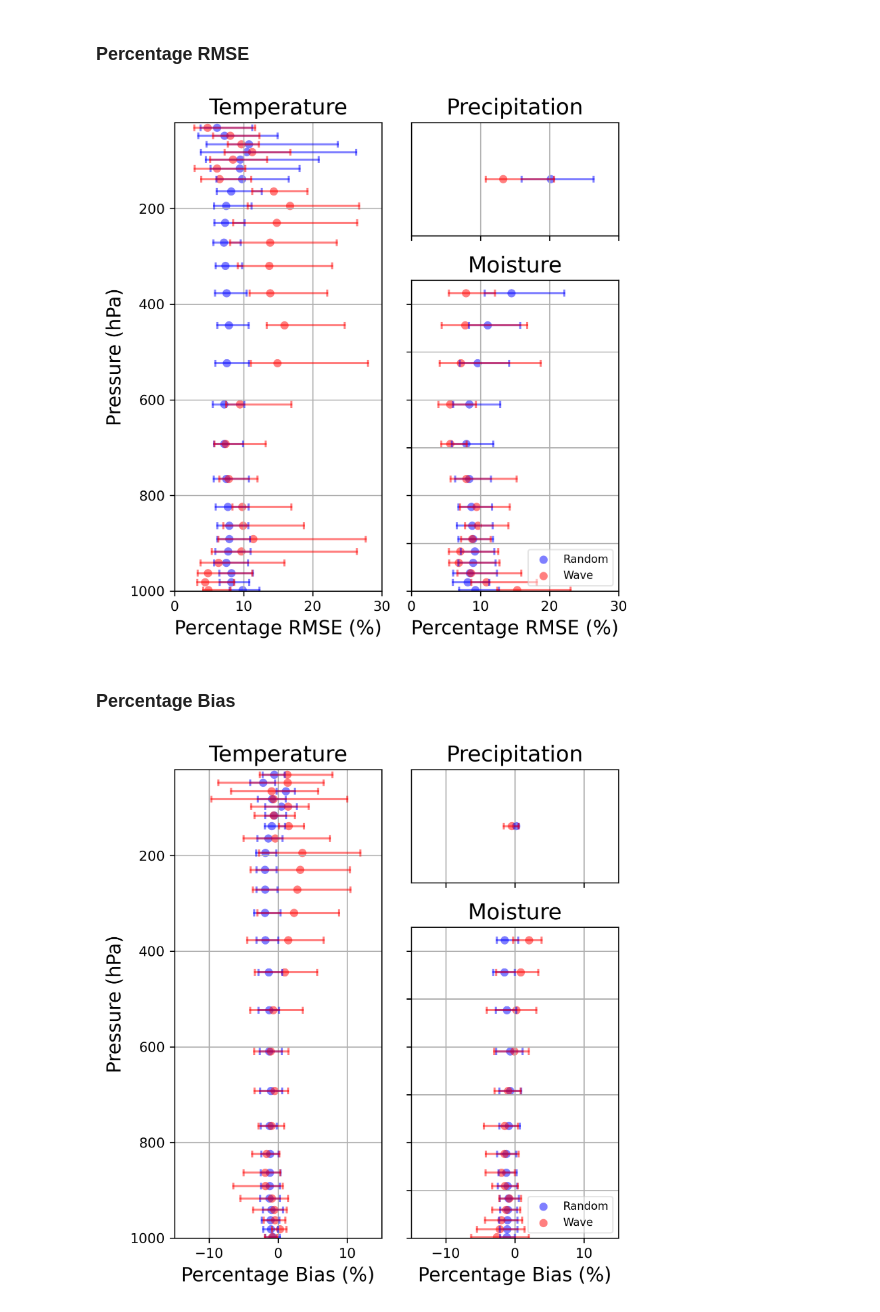
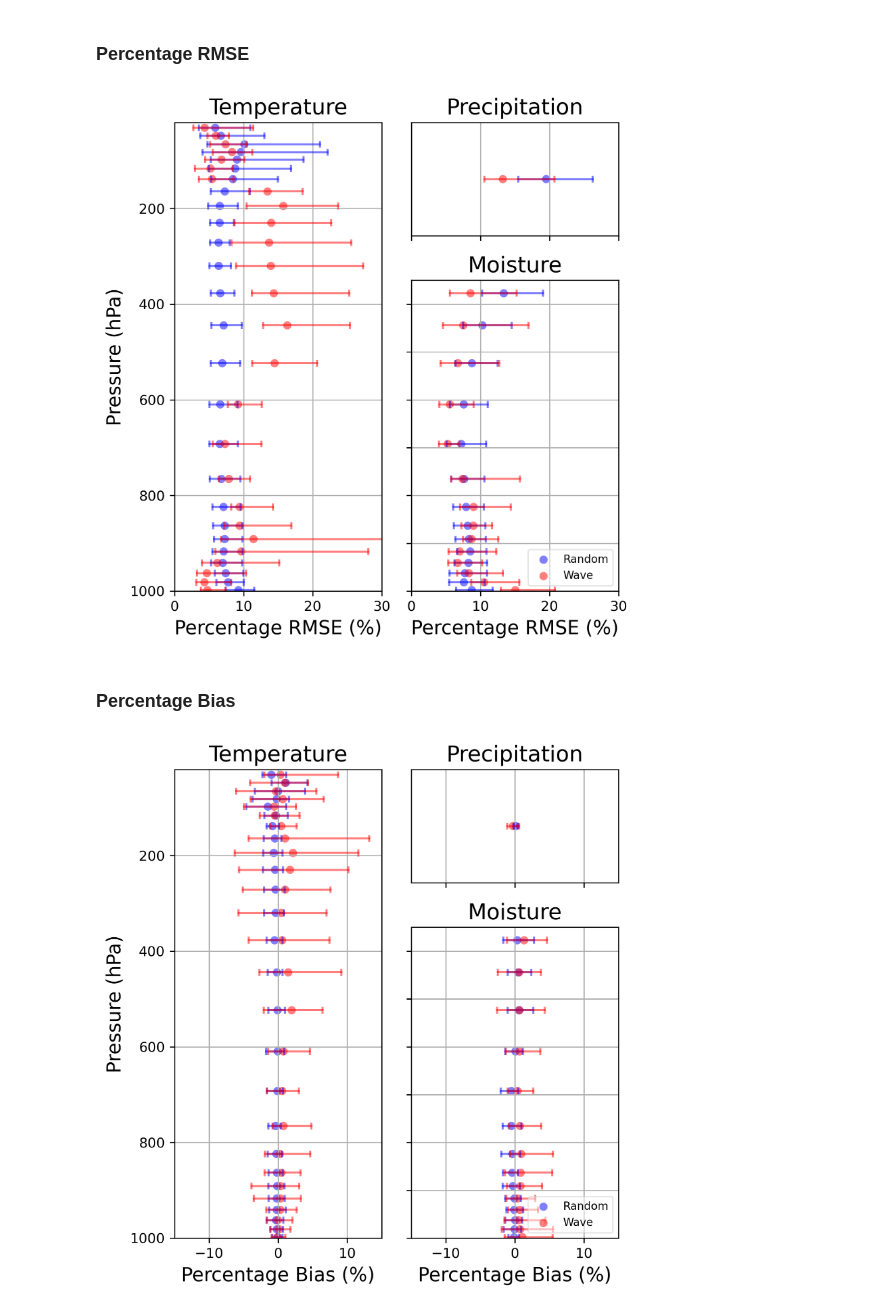
Before and after one commit to Qiyu-Song/RNNpaper, a Jupyter notebook: RNN_train_test/check_results_addp.ipynb, the cells around one changed output. Saved outputs shown, nothing was run; the diff lists cells and outputs as text; code cells hidden in the pictures.

```diff
--- a/RNN_train_test/check_results_addp.ipynb
+++ b/RNN_train_test/check_results_addp.ipynb
@@ -120,7 +120,7 @@ class UltimateRNN(pl.LightningModule):
 # %%
 hidden_size = 64
 loadmodel = None
-loadmodel = '/n/netscratch/kuang_lab/Lab/qiyusong/SAM_RNN/logs/paper_final_rand_4_to_50_seqlen_192_skip_48_noisywave1.0_6to20_damp2_seqlen_192_skip_24_all_param_2e-06_256/version_0/checkpoints/epoch=4879-val_loss=0.101.ckpt'
+loadmodel = 'epoch=4579-val_loss=0.095.ckpt'
 torch.set_default_dtype(torch.float64)
 torch.manual_seed(42)
 torch.set_float32_matmul_precision('high')
@@ -132,7 +132,7 @@ h0_inds = []
 count = 0
 for msinefx in [4, 6, 8, 10, 15, 20, 30, 40, 50]:
     for iexp in [0, 1]:
-        testdata = np.load(f'/n/kuangdss01/users/qiyusong/SAM_RNN/data/msinefx{msinefx}_{iexp}_256_addp.npz')
+        testdata = np.load(f'../data/msinefx{msinefx}_{iexp}_256_addp.npz')
         SAMdata.append(testdata)
         h0_inds.append(count * 1597)
         count += 1
@@ -254,12 +258,12 @@ count = 0
 
 for wn in range(6, 21):
     for damp in [2]:
-        testdata = np.load(f'/n/kuangdss01/users/qiyusong/SAM_RNN/data/wn{wn}_damp{damp}day_noadvectbg_noiselevel_1.0_1_addp.npz')
+        testdata = np.load(f'../data/wn{wn}_damp{damp}day_noadvectbg_noiselevel_1.0_1_addp.npz')
         SAMdata.append(testdata)
         h0_inds.append(18*1597 + count * 474)
         count += 1
 
-        testdata = np.load(f'/n/kuangdss01/users/qiyusong/SAM_RNN/data/wn{wn}_damp{damp}day_noadvectbg_noiselevel_1.0_2_addp.npz')
+        testdata = np.load(f'../data/wn{wn}_damp{damp}day_noadvectbg_noiselevel_1.0_2_addp.npz')
         SAMdata.append(testdata)
         h0_inds.append(18*1597 + count * 474)
         count += 1
@@ -381,10 +385,8 @@ tensor([0.0748, 0.0754, 0.0699, 0.0682, 0.0699, 0.0676, 0.0653, 0.0652, 0.0658,
 # %% [markdown]
 ### Percentage RMSE
 # %%
-nc_file = '/n/kuangdss01/users/qiyusong/SAM_output/OUT_STAT/RCE_randmultsine_spinup_256_0_3.nc'
+nc_file = '../data/RCE_randmultsine_spinup_256_0_3.nc'
 data = nc.Dataset(nc_file)
-t_wavebg = data.variables['TABS'][:, :].mean(axis=0)
-q_wavebg = data.variables['QV'][:, :].mean(axis=0)
 p = data.variables['p'][:]
 pres = p.squeeze()
 fig = plt.figure(figsize=(6, 6), dpi=300)
@@ -441,14 +443,12 @@ ax1.set_xlabel('Percentage RMSE (%)', fontsize=14)
 ax2.set_xlabel('Percentage RMSE (%)', fontsize=14)
 plt.show()
 # %% [output]
-[figure, old version]
+[figure, new version]
 # %% [markdown]
 ### Percentage Bias
 # %%
-nc_file = '/n/kuangdss01/users/qiyusong/SAM_output/OUT_STAT/RCE_randmultsine_spinup_256_0_3.nc'
+nc_file = '../data/RCE_randmultsine_spinup_256_0_3.nc'
 data = nc.Dataset(nc_file)
-t_wavebg = data.variables['TABS'][:, :].mean(axis=0)
-q_wavebg = data.variables['QV'][:, :].mean(axis=0)
 p = data.variables['p'][:]
 pres = p.squeeze()
 fig = plt.figure(figsize=(6, 6), dpi=300)
@@ -479,31 +479,31 @@ ax3.plot([torch.max(100*bias_rand[:, 40]), torch.max(100*bias_rand[:, 40])], [13
 ax3.scatter(torch.mean(100*bias_rand[:, 40]), 141.6, color='b', alpha=0.5, edgecolor='none')
 ax3.plot([torch.min(100*bias_wave[:, 40]), torch.max(100*bias_wave[:, 40])], [141.6, 141.6], color='r', alpha=0.5)
 ax3.plot([torch.min(100*bias_wave[:, 40]), torch.min(100*bias_wave[:, 40])], [136.6, 146.6], color='r', alpha=0.5)
 ax3.plot([torch.max(100*bias_wave[:, 40]), torch.max(100*bias_wave[:, 40])], [136.6, 146.6], color='r', alpha=0.5)
 ax3.scatter(torch.mean(100*bias_wave[:, 40]), 141.6, color='r', alpha=0.5, edgecolor='none')
 #line3 = ax1.scatter(100*bias_mean[:26], pres[:26], color='k', edgecolor='none')
 #ax2.scatter(100*bias_mean[26:40], pres[:14], color='k', edgecolor='none')
 #ax3.scatter(100*bias_mean[40], 1, color='k', edgecolor='none')
 ax2.legend([line1, line2], ['Random', 'Wave'], loc='lower right', fontsize=8, framealpha=0.5)
 ax1.set_ylim(1000, 20)
 ax2.set_ylim(1000, 350)
 ax3.set_ylim(263.2, 20)
 ax2.set_yticklabels([])
 ax3.set_yticks([])
 ax3.set_yticklabels([])
 ax3.set_xticklabels([])
 ax1.set_xlim(-15, 15)
 ax2.set_xlim(-15, 15)
 ax3.set_xlim(-15, 15)
 ax1.grid()
 ax2.grid()
 ax3.grid()
 ax1.set_title('Temperature', fontsize=16)
 ax2.set_title('Moisture', fontsize=16)
 ax3.set_title('Precipitation', fontsize=16)
 ax1.set_ylabel('Pressure (hPa)', fontsize=14)
 ax1.set_xlabel('Percentage Bias (%)', fontsize=14)
 ax2.set_xlabel('Percentage Bias (%)', fontsize=14)
 plt.show()
 # %% [output]
-[figure, old version]
+[figure, new version]
```
Also changed, not shown: parts of 2 cells of this notebook, 6 other files.
